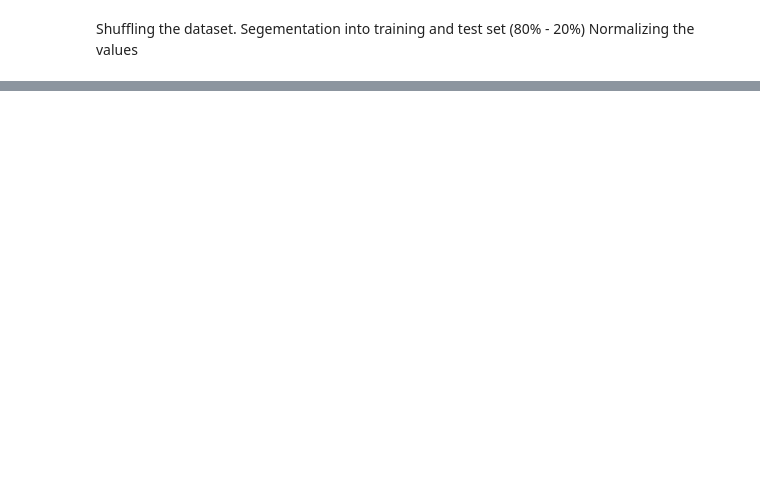
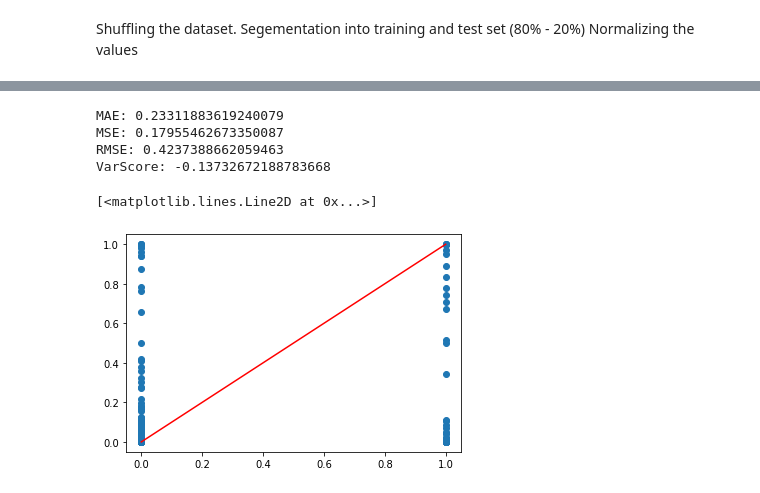
Before and after one commit to MilanBinsMathew/Software-Defect-Prediction, a Jupyter notebook: Software_Defect_Prediction.ipynb, the cells around one changed output, grey strips where cells are left out. Saved outputs shown, nothing was run; the diff lists cells and outputs as text; code cells hidden in the pictures; blank space fills up the shorter version.

```diff
--- a/Software_Defect_Prediction.ipynb
+++ b/Software_Defect_Prediction.ipynb
@@ -247,0 +96,22 @@ Test Accuracy: 1.0
+# %%
+y_pred = model.predict(test_X)
+
+from sklearn import metrics
+
+print('MAE:', metrics.mean_absolute_error(test_Y, y_pred))
+print('MSE:', metrics.mean_squared_error(test_Y, y_pred))
+print('RMSE:', np.sqrt(metrics.mean_squared_error(test_Y, y_pred)))
+
+print('VarScore:',metrics.explained_variance_score(test_Y,y_pred))
+
+fig = plt.pyplot.plot(figsize=(10,5))
+plt.pyplot.scatter(test_Y,y_pred)
+
+plt.pyplot.plot(test_Y,test_Y,'r')
+# %% [output]
+MAE: 0.23311883619240079
+MSE: 0.17955462673350087
+RMSE: 0.4237388662059463
+VarScore: -0.13732672188783668
+[<matplotlib.lines.Line2D at 0x...>]
+[figure, added]
```
Also changed, not shown: parts of 27 cells of this notebook.
